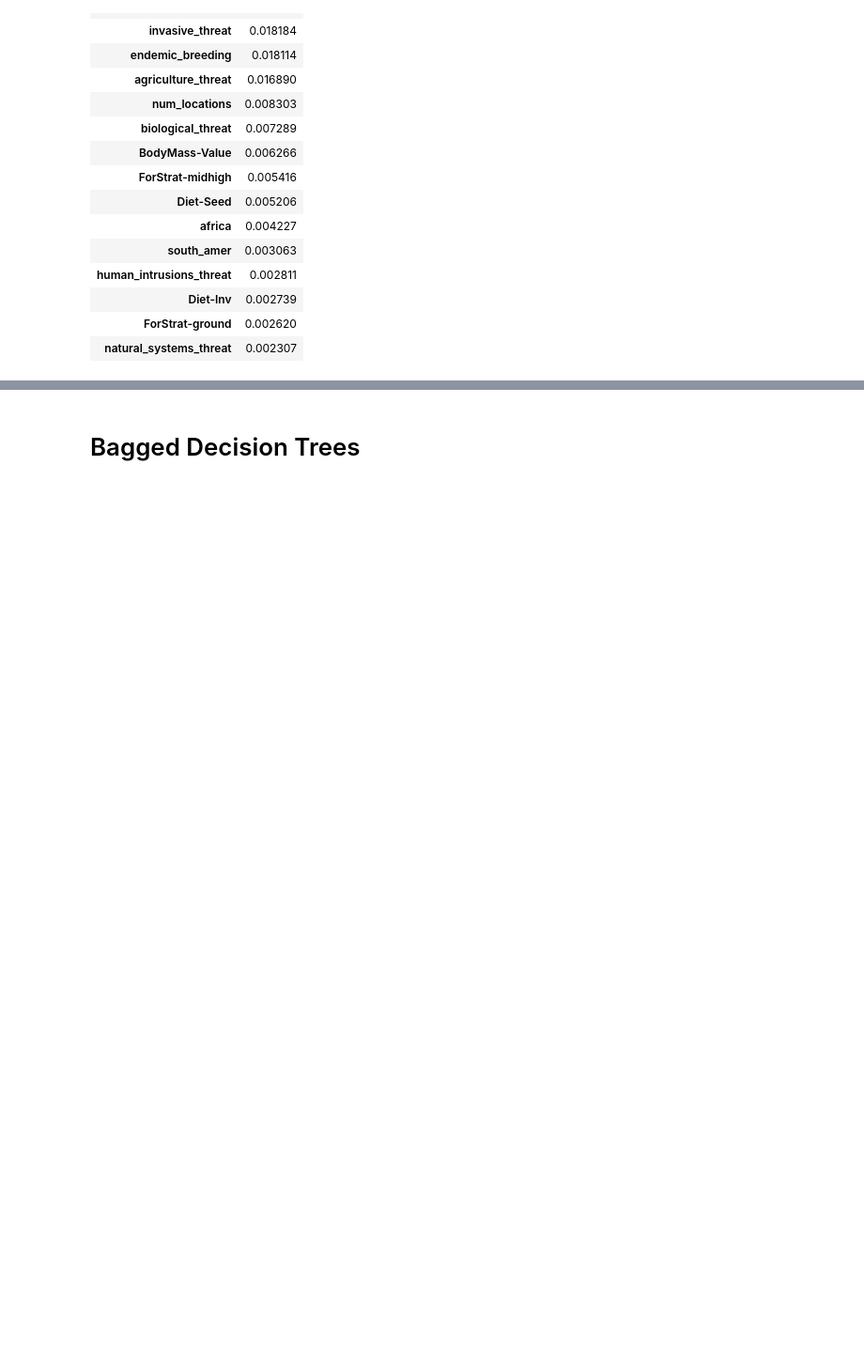
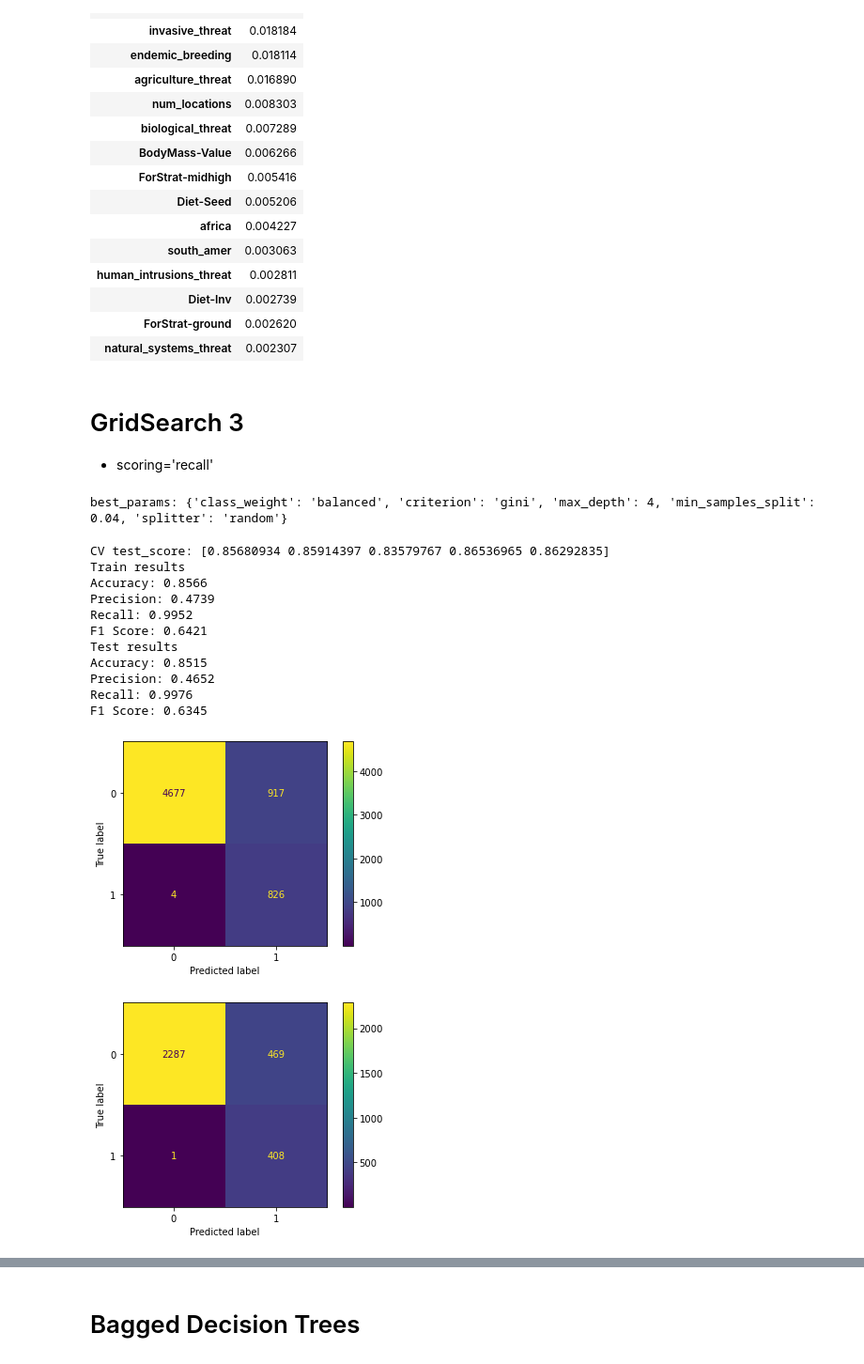
Before and after one commit to CGPinDC/Bird-Classification-Project, a Jupyter notebook: notebooks/crystal/Decision_Tree_Models.ipynb, the cells around one changed output, grey strips where cells are left out. Shown at 94% size. Drawn from its saved outputs; the diff is of its cells as text; code cells hidden in the pictures; blank space fills up the shorter version.

```diff
--- a/notebooks/crystal/Decision_Tree_Models.ipynb
+++ b/notebooks/crystal/Decision_Tree_Models.ipynb
@@ -668,3 +679,62 @@ pd.DataFrame.from_dict(m5_features, orient='index').sort_values(by=0, ascending=
 | Diet-Inv | 0.002739 |
 | ForStrat-ground | 0.002620 |
 | natural_systems_threat | 0.002307 |
+# %% [markdown]
+# GridSearch 3
+* scoring='recall'
+# %%
+clf = DecisionTreeClassifier(random_state=42)
+
+param_grid = {
+    'criterion': ['gini', 'entropy'],
+    'splitter' : ['best', 'random'],
+    'min_samples_split': [0.0025, 0.005, 0.01, 0.02, 0.04, 0.08, 0.16, 0.32],
+    'max_depth': [d for d in range(4, 12)],
+    'class_weight': [{1: 0.13, 0: 0.87},
+                     {1: 1, 0: 4},
+                     {1: 2, 0: 3},
+                     {1: 0.3, 0: 0.7},
+                     {1: 0.4, 0: 0.5},
+                     {1: 0.45, 0: 0.55},
+                     {1: 1, 0: 1}, 'balanced']
+}
+
+gs_tree_3 = GridSearchCV(estimator=clf,
+                         param_grid=param_grid,
+                         scoring='recall',
+                         cv=3)
+
+gs_tree_3.fit(X_train, y_train)
+
+print(f'best_params:', gs_tree_3.best_params_)
+#best_params: {'class_weight': 'balanced', 'criterion': 'gini', 'max_depth': 4, 'min_samples_split': 0.04, 'splitter': 'random'}
+# %% [output]
+best_params: {'class_weight': 'balanced', 'criterion': 'gini', 'max_depth': 4, 'min_samples_split': 0.04, 'splitter': 'random'}
+# %%
+gs_tree_3 = DecisionTreeClassifier(random_state=42,
+                                   class_weight='balanced',
+                                   criterion = 'gini',
+                                   max_depth=4,
+                                   min_samples_split=0.04,
+                                   splitter='random')
+
+gs_tree_3.fit(X_train, y_train)
+
+gs_tree_3_cv = cross_validate(gs_tree_3, X_train, y_train, cv=5)
+print(f'CV test_score:', gs_tree_3_cv['test_score'])
+
+model_evaluation(gs_tree_3, roc=False)
+# %% [output]
+CV test_score: [0.85680934 0.85914397 0.83579767 0.86536965 0.86292835]
+Train results
+Accuracy: 0.8566
+Precision: 0.4739
+Recall: 0.9952
+F1 Score: 0.6421
+Test results
+Accuracy: 0.8515
+Precision: 0.4652
+Recall: 0.9976
+F1 Score: 0.6345
+[figure, added]
+[figure, added]
```
Also changed, not shown: parts of 54 cells of this notebook.
